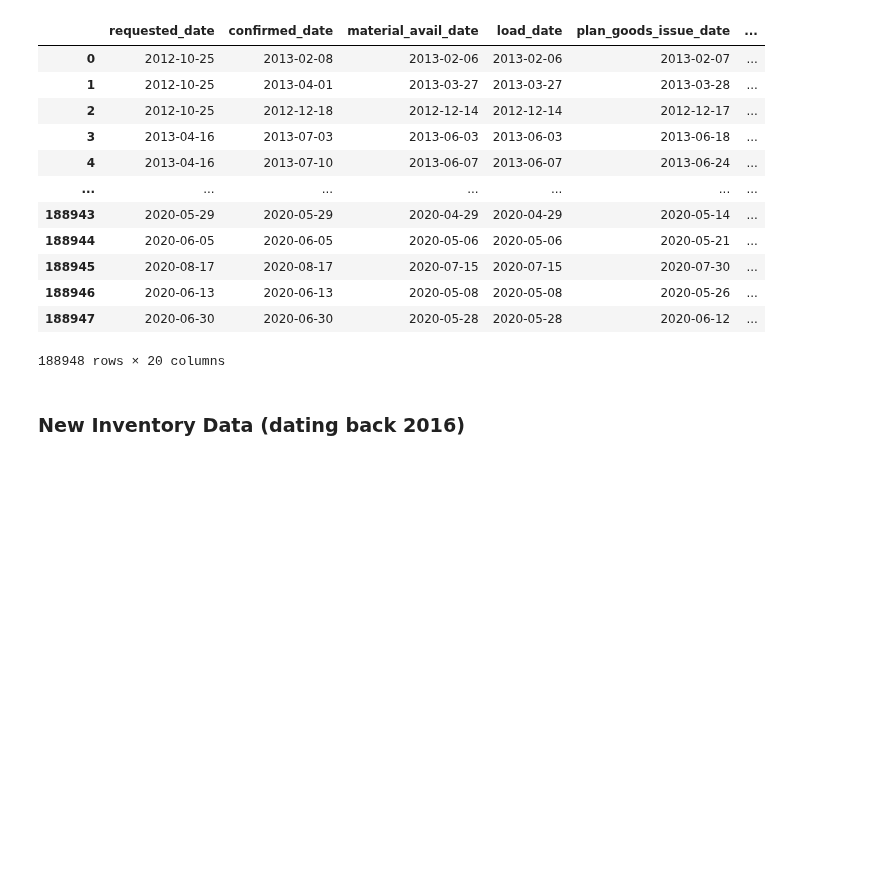
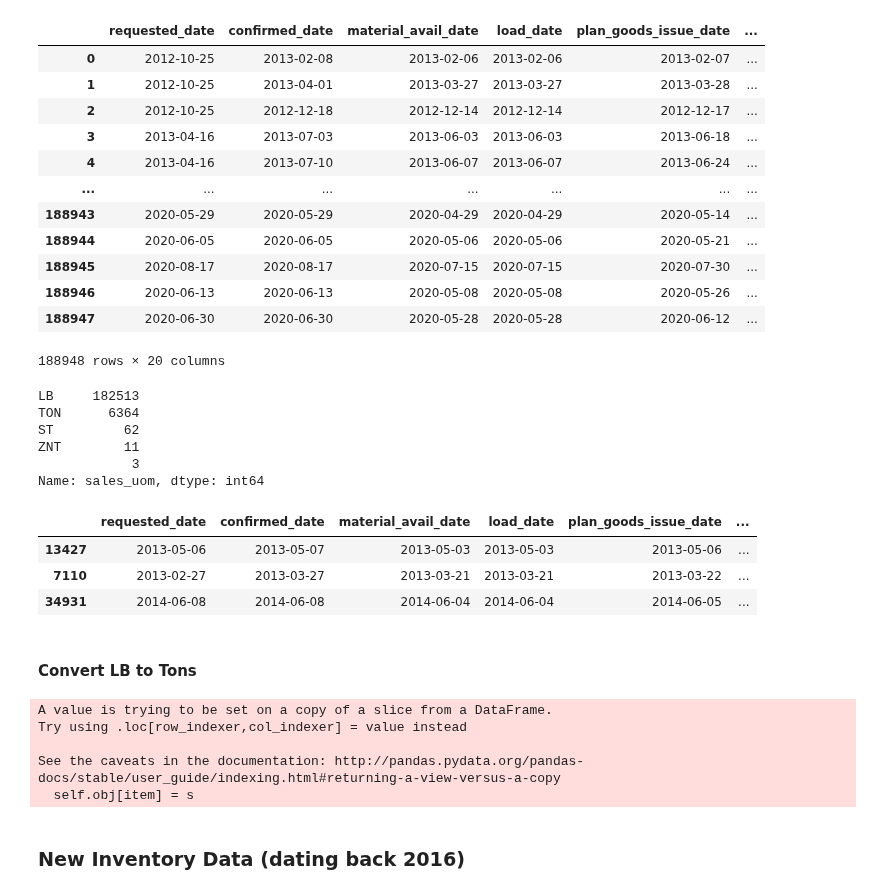
Before and after one commit to jvac06/pft, a Jupyter notebook: scripts/cleaning.ipynb, the cells around one changed output. Cells and saved outputs as stored; diff of their text form; code cells hidden in the pictures; blank space fills up the shorter version.

```diff
--- a/scripts/cleaning.ipynb
+++ b/scripts/cleaning.ipynb
@@ -542,6 +554,37 @@ order_reduced.head(-5)
 | 188946 | 2020-06-13 | 2020-06-13 | 2020-05-08 | 2020-05-08 | 2020-05-26 | ... |
 | 188947 | 2020-06-30 | 2020-06-30 | 2020-05-28 | 2020-05-28 | 2020-06-12 | ... |
 188948 rows × 20 columns
+# %%
+order_reduced["sales_uom"].value_counts()
+# %% [output]
+LB     182513
+TON      6364
+ST         62
+ZNT        11
+            3
+Name: sales_uom, dtype: int64
+# %%
+order_reduced[order_reduced["sales_uom"]=="TON"].sample(3)
+# %% [output]
+|  | requested_date | confirmed_date | material_avail_date | load_date | plan_goods_issue_date | ... |
+| 13427 | 2013-05-06 | 2013-05-07 | 2013-05-03 | 2013-05-03 | 2013-05-06 | ... |
+| 7110 | 2013-02-27 | 2013-03-27 | 2013-03-21 | 2013-03-21 | 2013-03-22 | ... |
+| 34931 | 2014-06-08 | 2014-06-08 | 2014-06-04 | 2014-06-04 | 2014-06-05 | ... |
+# %% [markdown]
+#### Convert LB to Tons
+# %%
+if "LB" in order_reduced["sales_uom"].unique():
+    order_reduced.loc[order_reduced["sales_uom"] == "LB", "confirmed_qty"] = order_reduced["confirmed_qty"].apply(lambda x: x / 2000)
+    order_reduced.loc[order_reduced["sales_uom"] == "LB", "order_qty_sales_units"] = order_reduced["order_qty_sales_units"].apply(lambda x: x / 2000)
+    order_reduced.loc[order_reduced["sales_uom"] == "LB", "qty_on_shipment"] = order_reduced["qty_on_shipment"].apply(lambda x: x / 2000)
+    order_reduced.loc[order_reduced["sales_uom"] == "LB", "qty_shipped_sales_units"] = order_reduced["qty_shipped_sales_units"].apply(lambda x: x / 2000)
+    order_reduced.loc[order_reduced["sales_uom"] == "LB", "sales_uom"] = "TON"
+# %% [output]
+A value is trying to be set on a copy of a slice from a DataFrame.
+Try using .loc[row_indexer,col_indexer] = value instead
+
+See the caveats in the documentation: http://pandas.pydata.org/pandas-docs/stable/user_guide/indexing.html#returning-a-view-versus-a-copy
+  self.obj[item] = s
 # %% [markdown]
 ### New Inventory Data (dating back 2016)
 # %%
```
Also changed, not shown: parts of 30 cells of this notebook.
